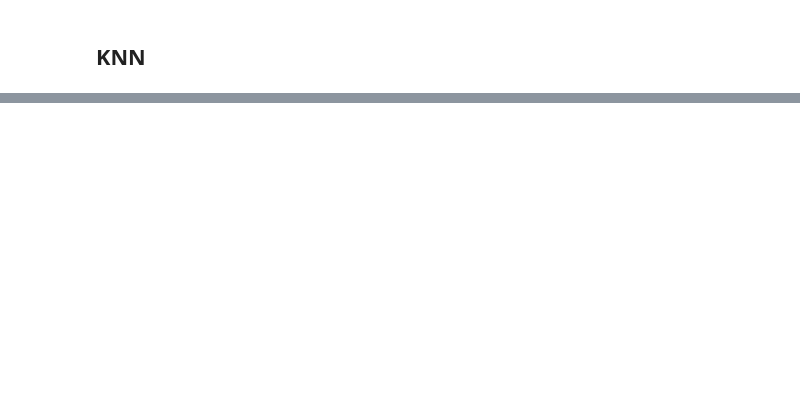
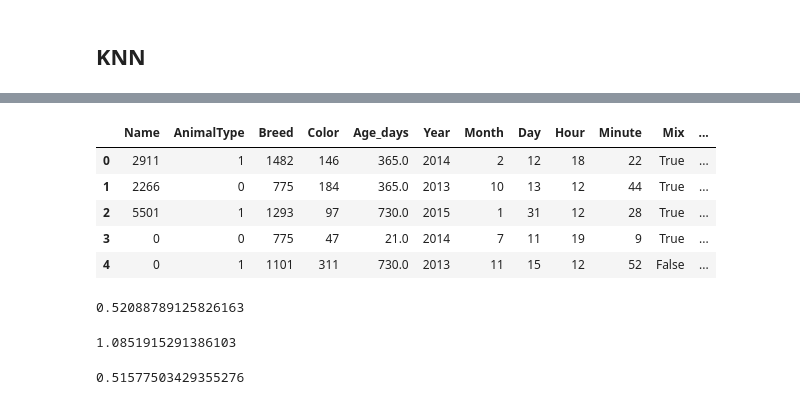
Before and after one commit to jankcious/w207-Shelter-Animal-Outcomes, a Jupyter notebook: animal_shelter_outcomes-JB.ipynb, the cells around one changed output, grey strips where cells are left out. Saved outputs shown, nothing was run; the diff lists cells and outputs as text; code cells hidden in the pictures; blank space fills up the shorter version.

```diff
--- a/animal_shelter_outcomes-JB.ipynb
+++ b/animal_shelter_outcomes-JB.ipynb
@@ -248,0 +402,4 @@ scaler = StandardScaler()
+# %%
+data_freq = data.copy()
+data_freq['DateTime'] = [datetime.datetime.strptime(x, '%Y-%m-%d %H:%M:%S') for x in raw_data['DateTime']]
+data_freq['LastMonth'] = data_freq['DateTime'] - pd.Timedelta(days=30)
@@ -248,0 +426,17 @@ scaler = StandardScaler()
+# %%
+last_30 = []
+for i in range(len(data_freq['DateTime'])):
+    date = data_freq.loc[i, 'DateTime']
+    date_lastmonth = date - pd.Timedelta(days=30)
+    last_30.append(data_freq[(data_freq['DateTime'] <= date) & (data_freq['DateTime'] > date_lastmonth)].shape[0])
+# %%
+data_freq['last30'] = last_30
+# %%
+data_freq.head()
+# %% [output]
+|  | Name | AnimalType | Breed | Color | Age_days | Year | Month | Day | Hour | Minute | Mix | ... |
+| 0 | 2911 | 1 | 1482 | 146 | 365.0 | 2014 | 2 | 12 | 18 | 22 | True | ... |
+| 1 | 2266 | 0 | 775 | 184 | 365.0 | 2013 | 10 | 13 | 12 | 44 | True | ... |
+| 2 | 5501 | 1 | 1293 | 97 | 730.0 | 2015 | 1 | 31 | 12 | 28 | True | ... |
+| 3 | 0 | 0 | 775 | 47 | 21.0 | 2014 | 7 | 11 | 19 | 9 | True | ... |
+| 4 | 0 | 1 | 1101 | 311 | 730.0 | 2013 | 11 | 15 | 12 | 52 | False | ... |
@@ -248,0 +447,18 @@ scaler = StandardScaler()
+# %%
+#Random Forest Retest
+RF.fit(train_data4, train_labels4)
+RF.score(dev_data4, dev_labels4)
+# %% [output]
+0.52088789125826163
+# %%
+pred_prob = RF.predict_proba(dev_data4)
+pred_prob = pred_prob + 0.0000000001
+-np.mean([np.log(pred_prob[x][dev_labels4.iloc[x]-1]) for x in range(0, len(pred_prob))])
+# %% [output]
+1.0851915291386103
+# %%
+#Naive Bayes Retest
+GNB.fit(train_data4, train_labels4)
+GNB.score(dev_data4, dev_labels4)
+# %% [output]
+0.51577503429355276
```
Also changed, not shown: parts of 43 cells of this notebook.
